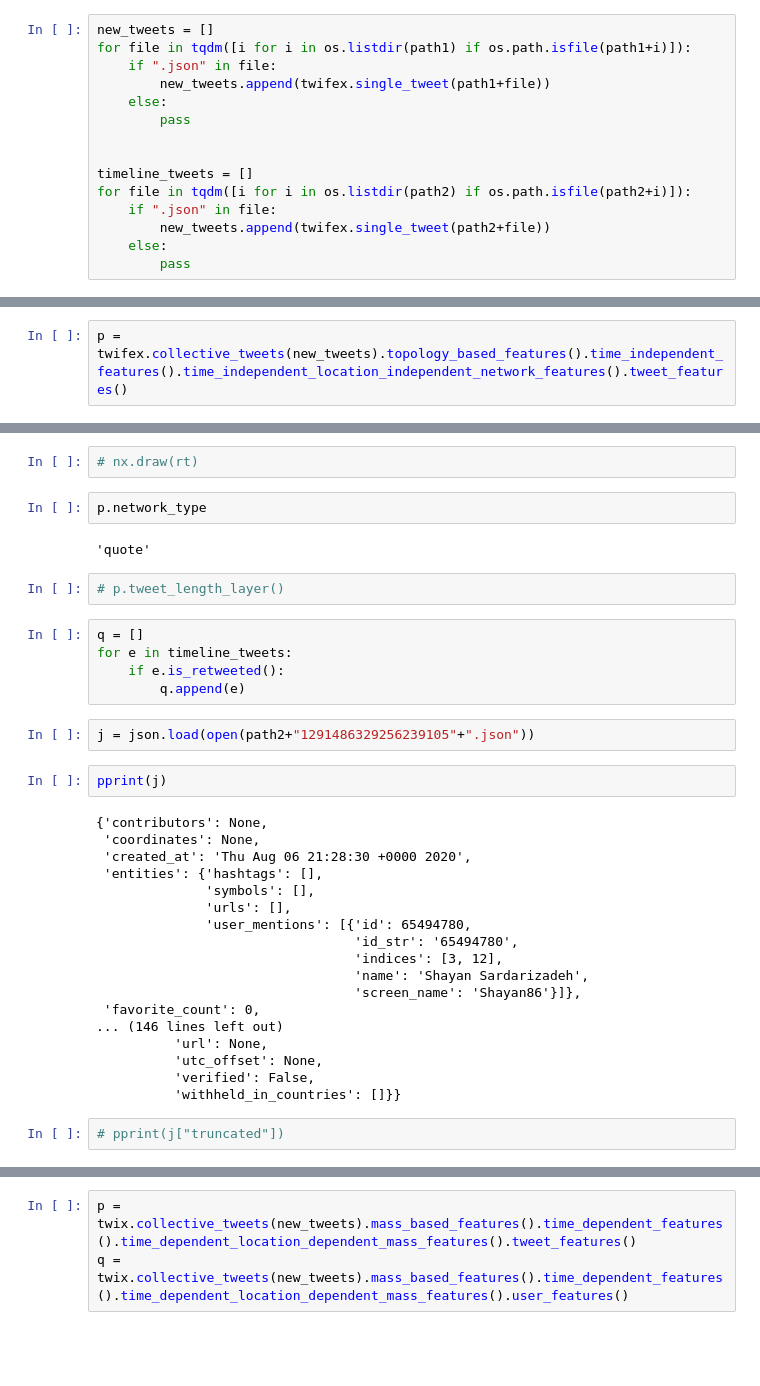
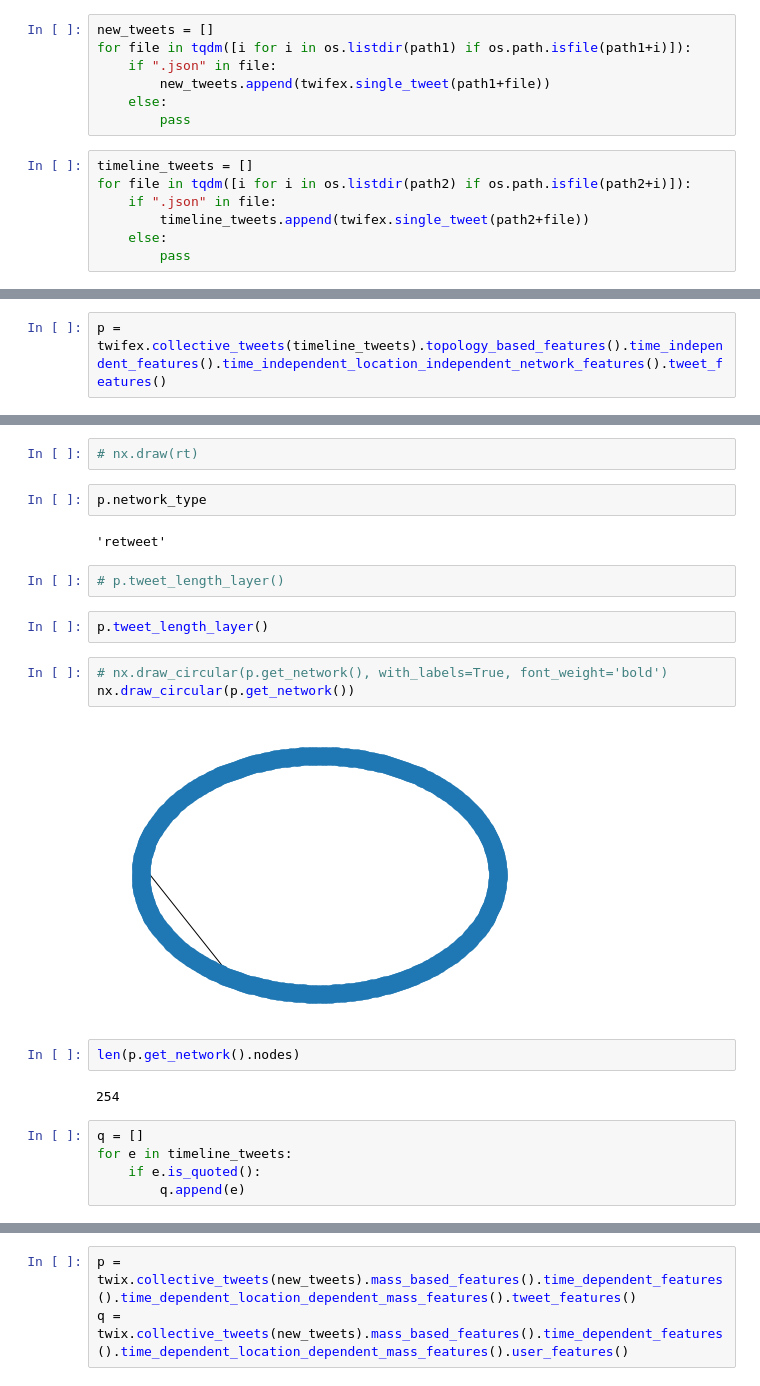
Before and after one commit to ebrahimifard/twifex, a Jupyter notebook: location_based_analysis.ipynb, the cells around one changed output, grey strips where cells are left out. Drawn from its saved outputs; the diff is of its cells as text; blank space fills up the shorter version.

Commit message:
continuing working on singleTweet class and network features

```diff
--- a/location_based_analysis.ipynb
+++ b/location_based_analysis.ipynb
@@ -20,14 +20,13 @@ for file in tqdm([i for i in os.listdir(path1) if os.path.isfile(path1+i)]):
         new_tweets.append(twifex.single_tweet(path1+file))
     else:
         pass
-
-
-timeline_tweets = []
-for file in tqdm([i for i in os.listdir(path2) if os.path.isfile(path2+i)]):
-    if ".json" in file:
-        new_tweets.append(twifex.single_tweet(path2+file))
-    else:
-        pass
+# %%
+timeline_tweets = []
+for file in tqdm([i for i in os.listdir(path2) if os.path.isfile(path2+i)]):
+    if ".json" in file:
+        timeline_tweets.append(twifex.single_tweet(path2+file))
+    else:
+        pass
 # %%
 len(new_tweets)
 # %% [output]
@@ -40,5 +63,5 @@ for tweet in new_tweets:
 # %% [markdown]
 # Network features
 # %%
-p = twifex.collective_tweets(new_tweets).topology_based_features().time_independent_features().time_independent_location_independent_network_features().tweet_features()
+p = twifex.collective_tweets(timeline_tweets).topology_based_features().time_independent_features().time_independent_location_independent_network_features().tweet_features()
 # %%
@@ -56,35 +79,22 @@ p.network_building(network_type="quote")
 # %%
 p.network_type
 # %% [output]
-'quote'
+'retweet'
 # %%
 # p.tweet_length_layer()
+# %%
+p.tweet_length_layer()
+# %%
+# nx.draw_circular(p.get_network(), with_labels=True, font_weight='bold')
+nx.draw_circular(p.get_network())
+# %% [output]
+[figure, added]
+# %%
+len(p.get_network().nodes)
+# %% [output]
+254
 # %%
 q = []
 for e in timeline_tweets:
-    if e.is_retweeted():
+    if e.is_quoted():
         q.append(e)
-# %%
-j = json.load(open(path2+"1291486329256239105"+".json"))
-# %%
-pprint(j)
-# %% [output]
-{'contributors': None,
- 'coordinates': None,
- 'created_at': 'Thu Aug 06 21:28:30 +0000 2020',
- 'entities': {'hashtags': [],
-              'symbols': [],
-              'urls': [],
-              'user_mentions': [{'id': 65494780,
-                                 'id_str': '65494780',
-                                 'indices': [3, 12],
-                                 'name': 'Shayan Sardarizadeh',
-                                 'screen_name': 'Shayan86'}]},
- 'favorite_count': 0,
-... (146 lines left out)
-          'url': None,
-          'utc_offset': None,
-          'verified': False,
-          'withheld_in_countries': []}}
-# %%
-# pprint(j["truncated"])
```
Also changed, not shown: parts of 27 cells of this notebook, 2 other files.
